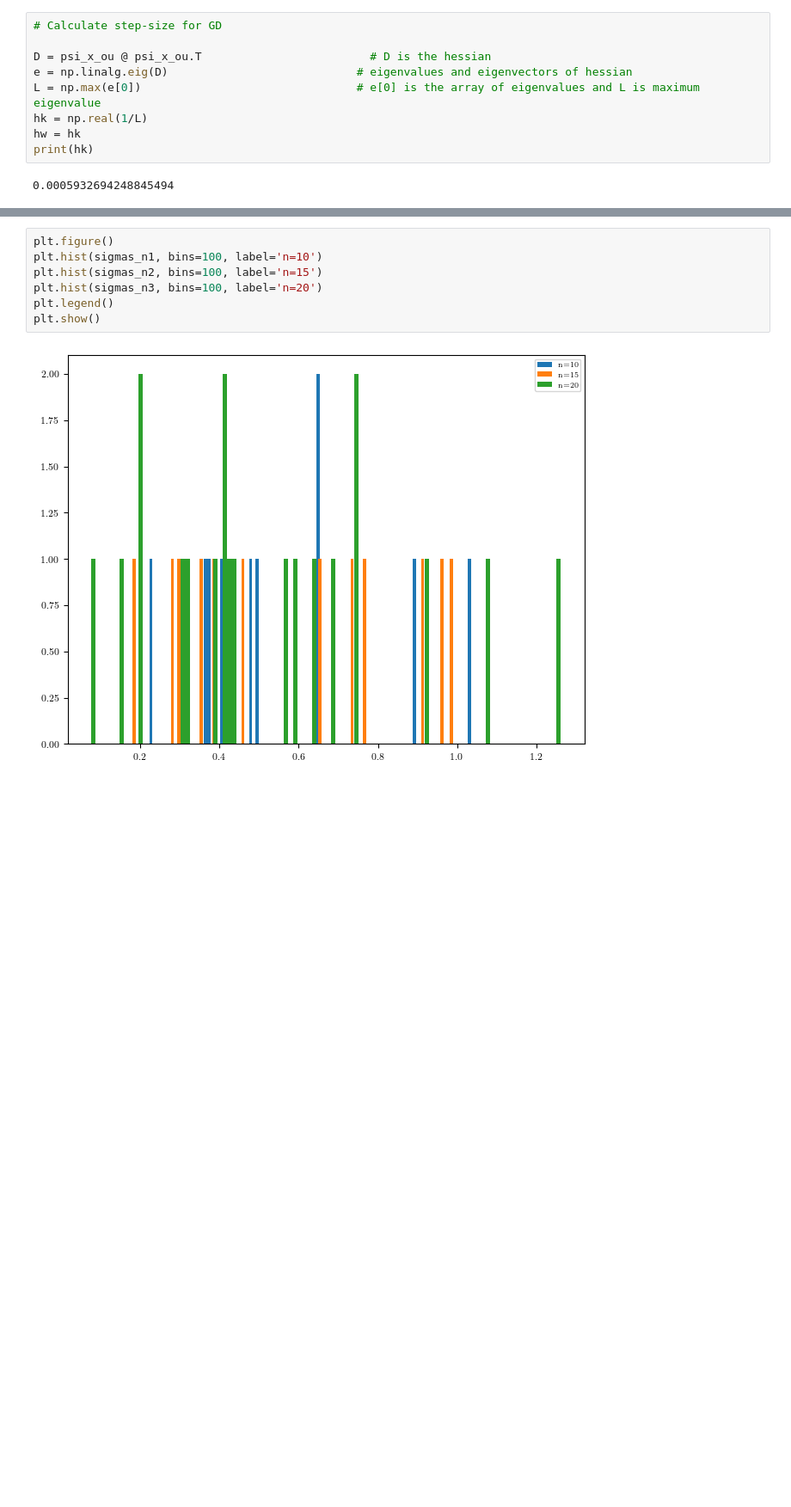
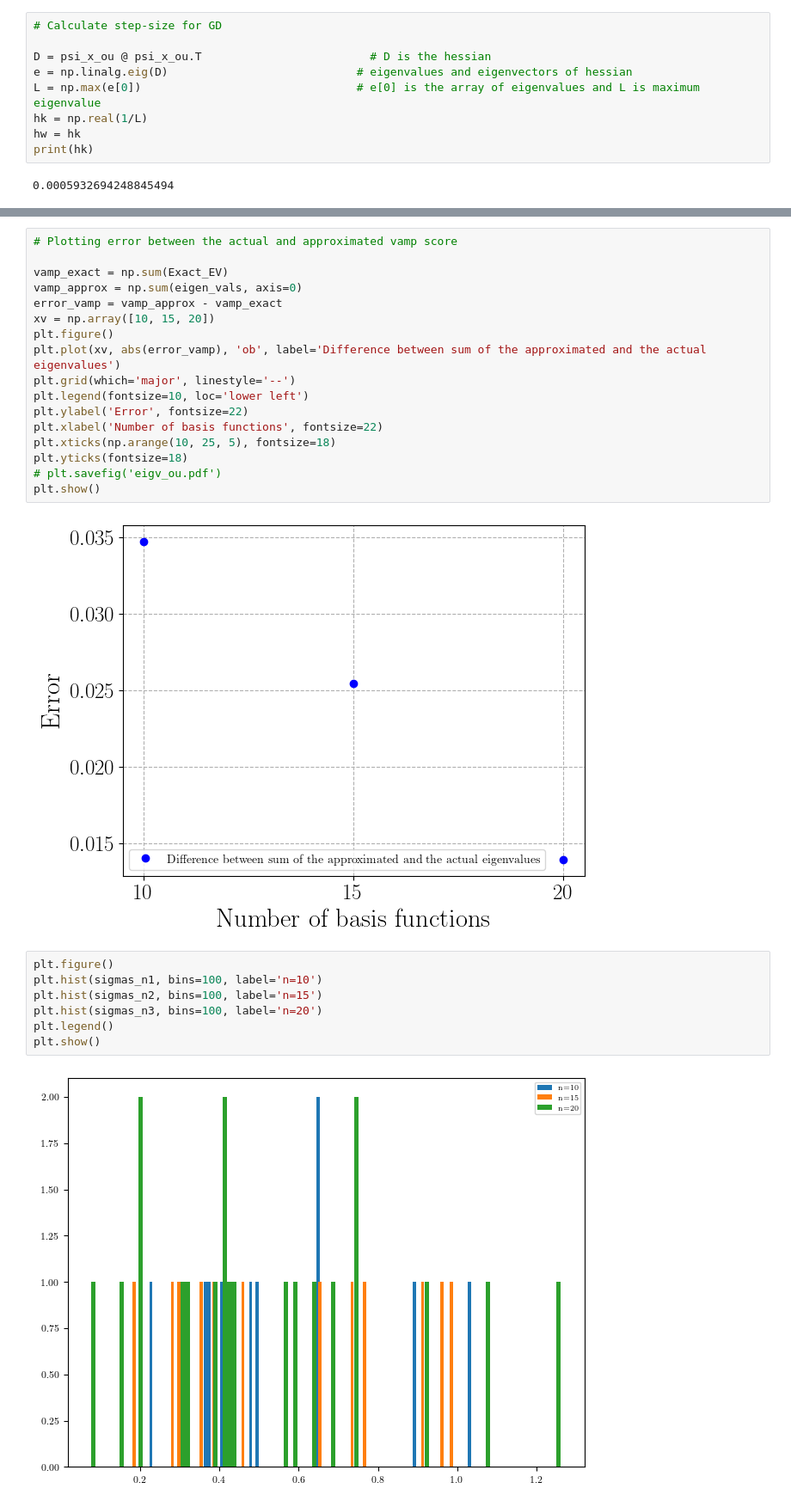
Before and after one commit to tabishhub/adam_d3s, a Jupyter notebook: Koopman_operator/OU_process.ipynb, the cells around one changed output, grey strips where cells are left out. Shown: that part at 86% size. Cells and saved outputs as stored; diff of their text form; blank space fills up the shorter version.

```diff
--- a/Koopman_operator/OU_process.ipynb
+++ b/Koopman_operator/OU_process.ipynb
@@ -150,3 +158,22 @@ plt.show()
+# %%
+# Plotting error between the actual and approximated vamp score
+
+vamp_exact = np.sum(Exact_EV)
+vamp_approx = np.sum(eigen_vals, axis=0)
+error_vamp = vamp_approx - vamp_exact
+xv = np.array([10, 15, 20])
+plt.figure()
+plt.plot(xv, abs(error_vamp), 'ob', label='Difference between sum of the approximated and the actual eigenvalues')
+plt.grid(which='major', linestyle='--')
+plt.legend(fontsize=10, loc='lower left')
+plt.ylabel('Error', fontsize=22)
+plt.xlabel('Number of basis functions', fontsize=22)
+plt.xticks(np.arange(10, 25, 5), fontsize=18)
+plt.yticks(fontsize=18)
+# plt.savefig('eigv_ou.pdf')
+plt.show()
+# %% [output]
+[figure, added]
 # %%
 plt.figure()
 plt.hist(sigmas_n1, bins=100, label='n=10')
```
Also changed, not shown: parts of 4 cells of this notebook.
